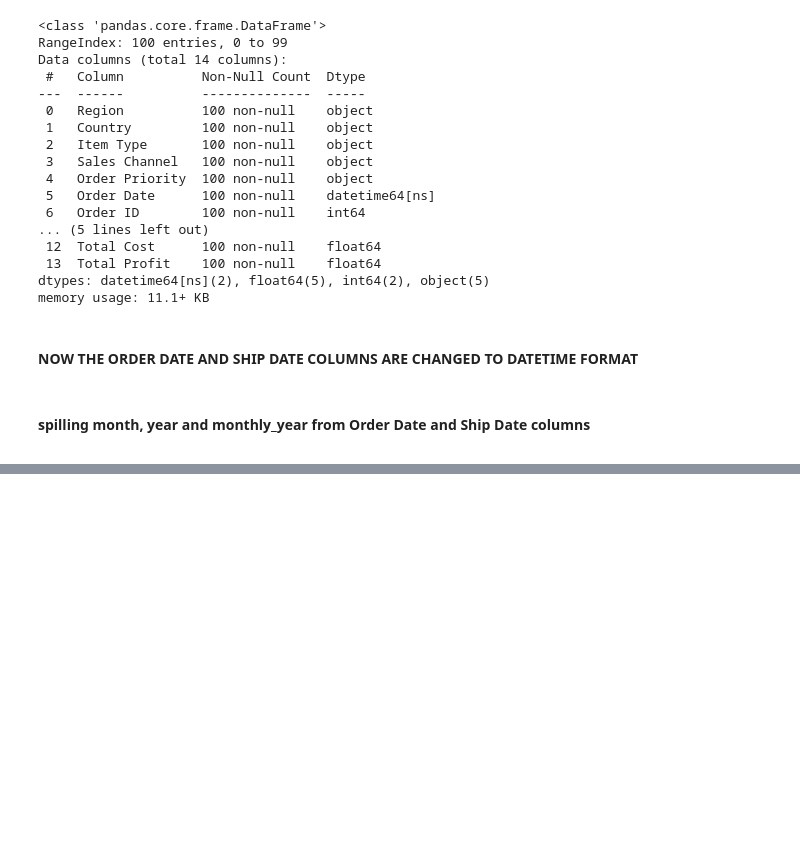
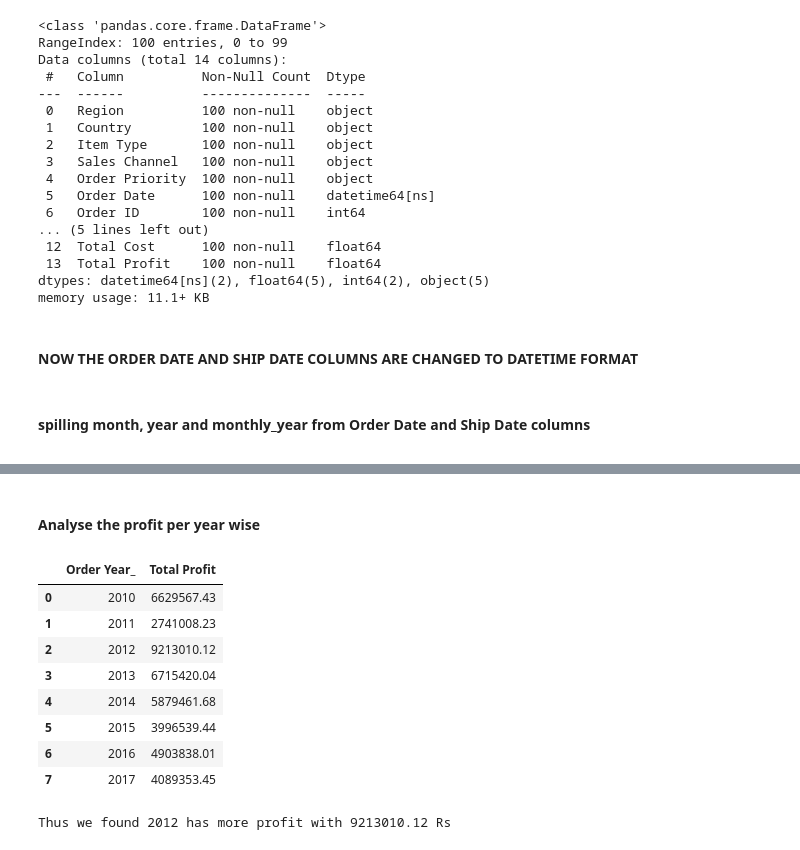
Before and after one commit to SamNijin/Analyzing-Amazon-Sales-Data, a Jupyter notebook: Amazon-Sales-Analysis.ipynb, the cells around one changed output, grey strips where cells are left out. Saved outputs shown, nothing was run; the diff lists cells and outputs as text; code cells hidden in the pictures; blank space fills up the shorter version.

```diff
--- a/Amazon-Sales-Analysis.ipynb
+++ b/Amazon-Sales-Analysis.ipynb
@@ -213,3 +214,24 @@ sales_data.head()
 | 2 | Europe | Russia | Office Supplies | Offline | L | 2014-05-02 | 341417157 | 2014 | ... |
 | 3 | Sub-Saharan Africa | Sao Tome and Principe | Fruits | Online | C | 2014-06-20 | 514321792 | 2014 | ... |
 | 4 | Sub-Saharan Africa | Rwanda | Office Supplies | Offline | L | 2013-02-01 | 115456712 | 2013 | ... |
+# %% [markdown]
+#### <b> Analyse the profit per year wise
+# %%
+year_wise_data=sales_data[["Country","Item Type","Order Year_",'Units Sold', 'Unit Price',
+       'Unit Cost', 'Total Revenue', 'Total Cost', 'Total Profit']]
+grouped=year_wise_data.groupby("Order Year_",as_index=False)["Total Profit"].sum()
+display(grouped)
+maxi=grouped["Total Profit"].max()
+max_profit_year=grouped[(grouped["Total Profit"]==maxi)]["Order Year_"].iloc[0]
+print(f"Thus we found {max_profit_year} has more profit with {maxi} Rs")
+# %% [output]
+|  | Order Year_ | Total Profit |
+| 0 | 2010 | 6629567.43 |
+| 1 | 2011 | 2741008.23 |
+| 2 | 2012 | 9213010.12 |
+| 3 | 2013 | 6715420.04 |
+| 4 | 2014 | 5879461.68 |
+| 5 | 2015 | 3996539.44 |
+| 6 | 2016 | 4903838.01 |
+| 7 | 2017 | 4089353.45 |
+Thus we found 2012 has more profit with 9213010.12 Rs
```
Also changed, not shown: parts of 2 cells of this notebook.
